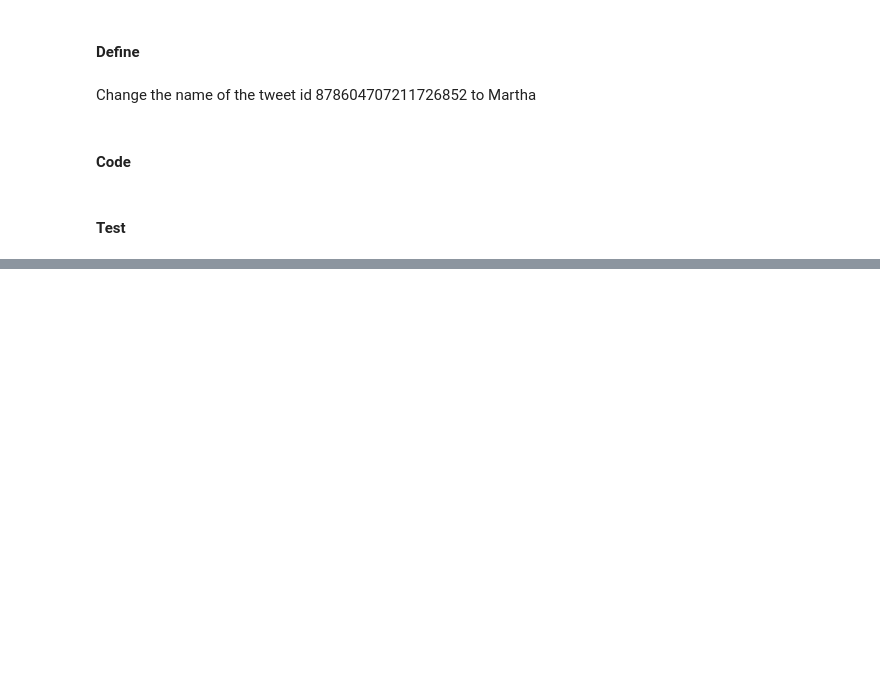
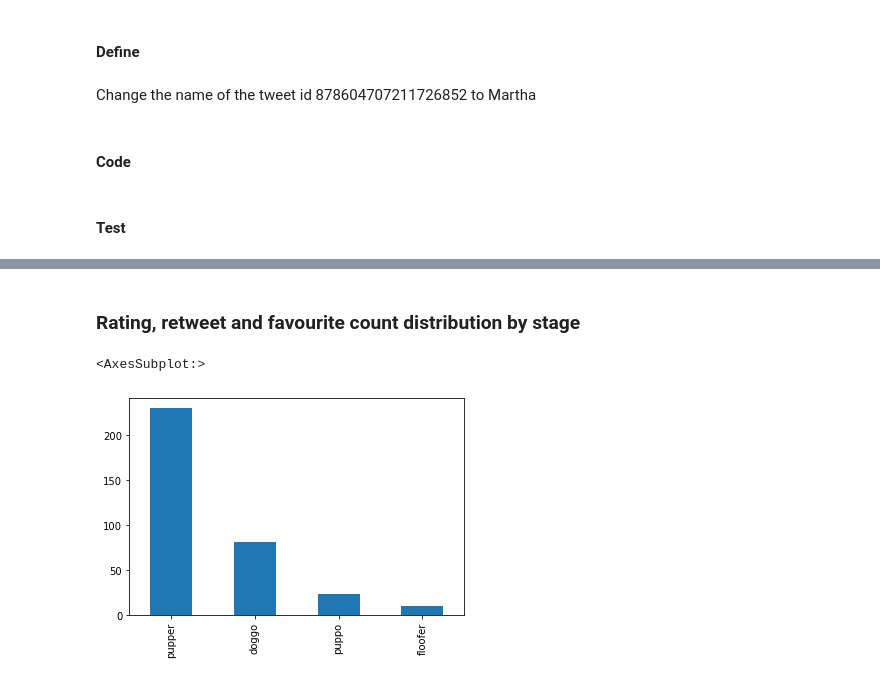
Before and after one commit to rubenvf/WeRateDogs-Wrangle-and-Analysis, a Jupyter notebook: wrangle_act.ipynb, the cells around one changed output, grey strips where cells are left out. Drawn from its saved outputs; the diff is of its cells as text; code cells hidden in the pictures; blank space fills up the shorter version.

Commit message:
feat: Visualizations for data exploration

```diff
--- a/wrangle_act.ipynb
+++ b/wrangle_act.ipynb
@@ -864,0 +886,3 @@ df_master[df_master.tweet_id == 878604707211726852]
+# %%
+df_master.source = df_master.source.str.replace(r'(^<.+".)', '')
+df_master.source = df_master.source.str.replace(r'<.+', '')
@@ -864,0 +929,10 @@ df_master[df_master.tweet_id == 878604707211726852]
+# %% [markdown]
+### Rating, retweet and favourite count distribution by stage
+# %%
+temp1 = df_master[['stage', 'retweet_count', 'favorite_count', 'rating']]
+temp1 = temp1[temp1.stage.notnull()]
+# %%
+temp1.stage.value_counts().plot(kind = 'bar')
+# %% [output]
+<AxesSubplot:>
+[figure, added]
```
Also changed, not shown: parts of 26 cells of this notebook.
